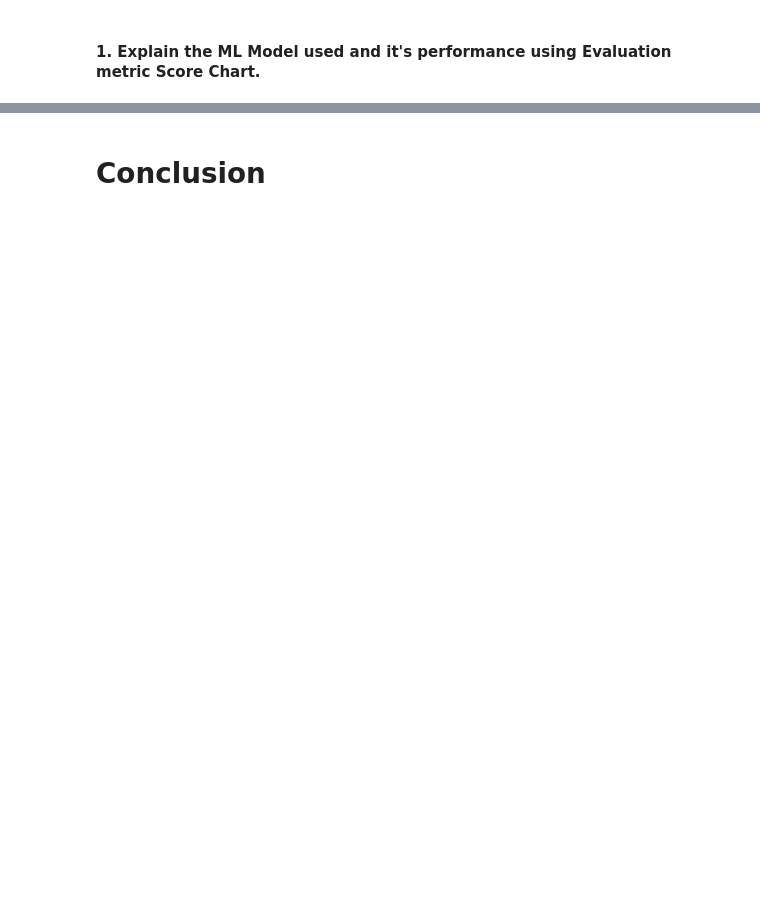
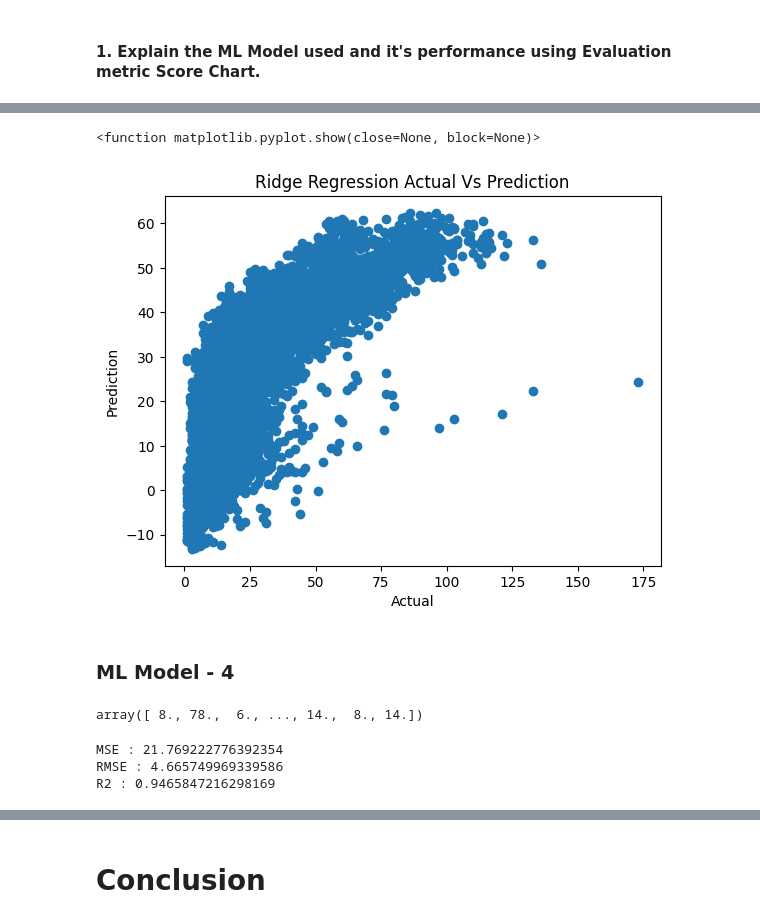
Before and after one commit to Mostaqul143/Upskill-Campas, a Jupyter notebook: Traffic Prediction.ipynb, the cells around one changed output, grey strips where cells are left out. Saved outputs shown, nothing was run; the diff lists cells and outputs as text; code cells hidden in the pictures; blank space fills up the shorter version.

```diff
--- a/Traffic Prediction.ipynb
+++ b/Traffic Prediction.ipynb
@@ -616,8 +701,14 @@ Answer Here.
 # %% [markdown]
 ### ML Model - 3
 # %%
-# ML Model - 3 Implementation
+# ML Model - 3 Implementation- RidgeRegression
+
+rid = Ridge()
 
 # Fit the Algorithm
 
+rid.fit(X_train,y_train)
+
 # Predict on the model
+
+y_pred_rid = rid.predict(X_test)
@@ -629,0 +737,13 @@ Answer Here.
+# %%
+# Visualizing evaluation Metric Score chart
+
+plt.scatter(y_test,y_pred_rid)
+plt.title("Ridge Regression Actual Vs Prediction")
+plt.xlabel("Actual")
+plt.ylabel("Prediction")
+plt.show
+# %% [output]
+<function matplotlib.pyplot.show(close=None, block=None)>
+[figure, added]
+# %% [markdown]
+### ML Model - 4
@@ -629,0 +762,19 @@ Answer Here.
+# %%
+y_pred_dtr
+# %% [output]
+array([ 8., 78.,  6., ..., 14.,  8., 14.])
+# %%
+#Finding "MSE,"RMSE" and R2_SCORE
+
+MSE  = mean_squared_error(y_test,y_pred_dtr)
+print("MSE :" , MSE)
+
+RMSE = np.sqrt(MSE)
+print("RMSE :" ,RMSE)
+
+r2 = r2_score(y_test,y_pred_dtr)
+print("R2 :" ,r2)
+# %% [output]
+MSE : 21.769222776392354
+RMSE : 4.665749969339586
+R2 : 0.9465847216298169
```
Also changed, not shown: parts of 90 cells of this notebook.
